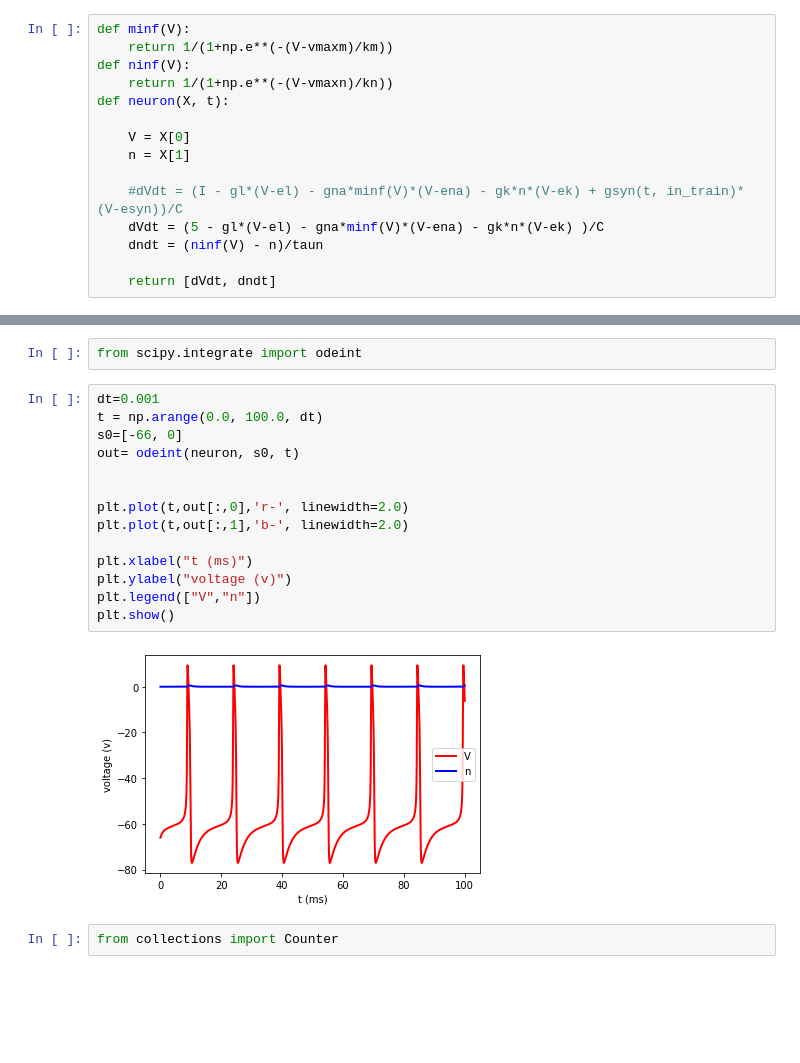
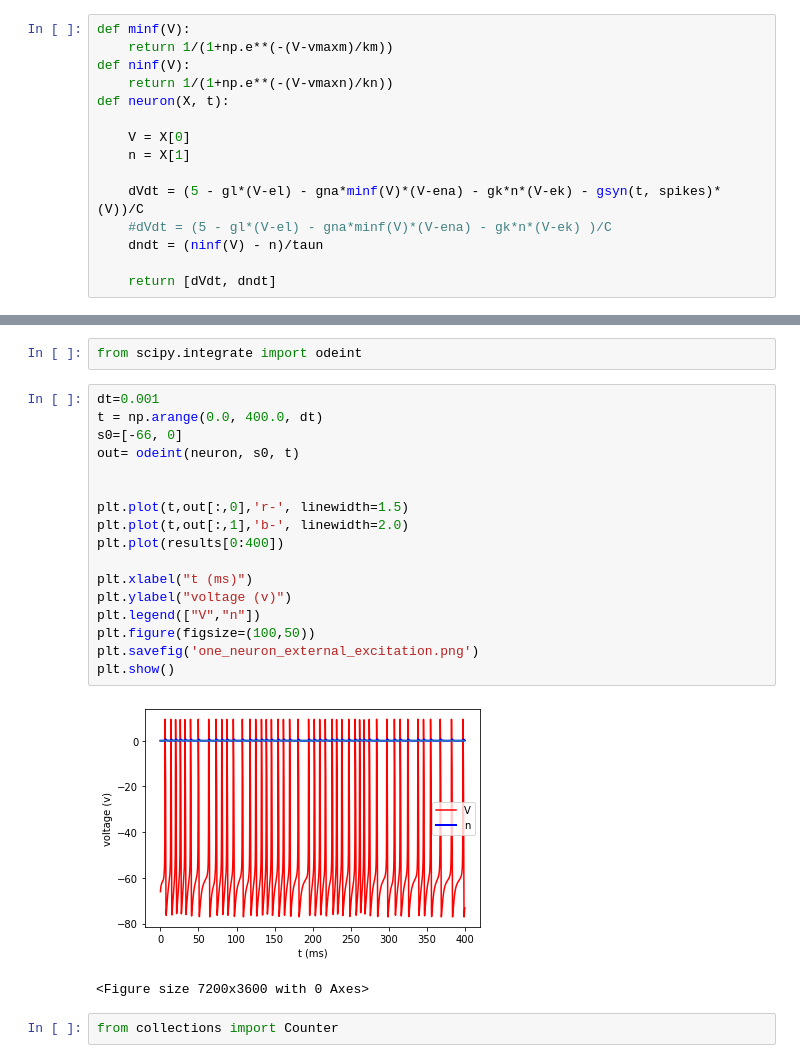
Before and after one commit to jaumecolomhernandez/mmb-mathneuroscience2, a Jupyter notebook: conductance-based-network-dimitri.ipynb, the cells around one changed output, grey strips where cells are left out. Drawn from its saved outputs; the diff is of its cells as text; blank space fills up the shorter version.

Commit message:
Neuron coupling (equations updates, plots)
- I am not sure about the results
-Plots need to be improved

```diff
--- a/conductance-based-network-dimitri.ipynb
+++ b/conductance-based-network-dimitri.ipynb
@@ -200,8 +201,8 @@ def neuron(X, t):
     V = X[0]
     n = X[1]
 
-    #dVdt = (I - gl*(V-el) - gna*minf(V)*(V-ena) - gk*n*(V-ek) + gsyn(t, in_train)*(V-esyn))/C
-    dVdt = (5 - gl*(V-el) - gna*minf(V)*(V-ena) - gk*n*(V-ek) )/C
+    dVdt = (5 - gl*(V-el) - gna*minf(V)*(V-ena) - gk*n*(V-ek) - gsyn(t, spikes)*(V))/C
+    #dVdt = (5 - gl*(V-el) - gna*minf(V)*(V-ena) - gk*n*(V-ek) )/C
     dndt = (ninf(V) - n)/taun
 
     return [dVdt, dndt]
@@ -211,20 +219,24 @@ Plot V in one neuron
 from scipy.integrate import odeint
 # %%
 dt=0.001
-t = np.arange(0.0, 100.0, dt)
+t = np.arange(0.0, 400.0, dt)
 s0=[-66, 0]
 out= odeint(neuron, s0, t)
 
 
-plt.plot(t,out[:,0],'r-', linewidth=2.0)
+plt.plot(t,out[:,0],'r-', linewidth=1.5)
 plt.plot(t,out[:,1],'b-', linewidth=2.0)
+plt.plot(results[0:400])
 
 plt.xlabel("t (ms)")
 plt.ylabel("voltage (v)")
 plt.legend(["V","n"])
+plt.figure(figsize=(100,50))
+plt.savefig('one_neuron_external_excitation.png')
 plt.show()
 # %% [output]
-[figure, old version]
+[figure, new version]
+<Figure size 7200x3600 with 0 Axes>
 # %%
 from collections import Counter
 # %%
```
Also changed, not shown: parts of 14 cells of this notebook.
